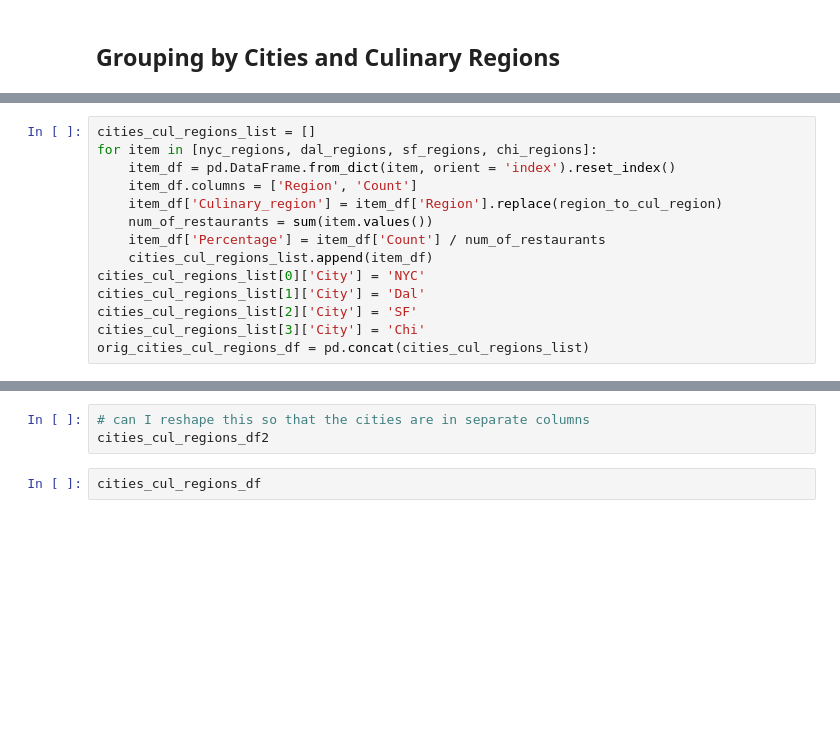
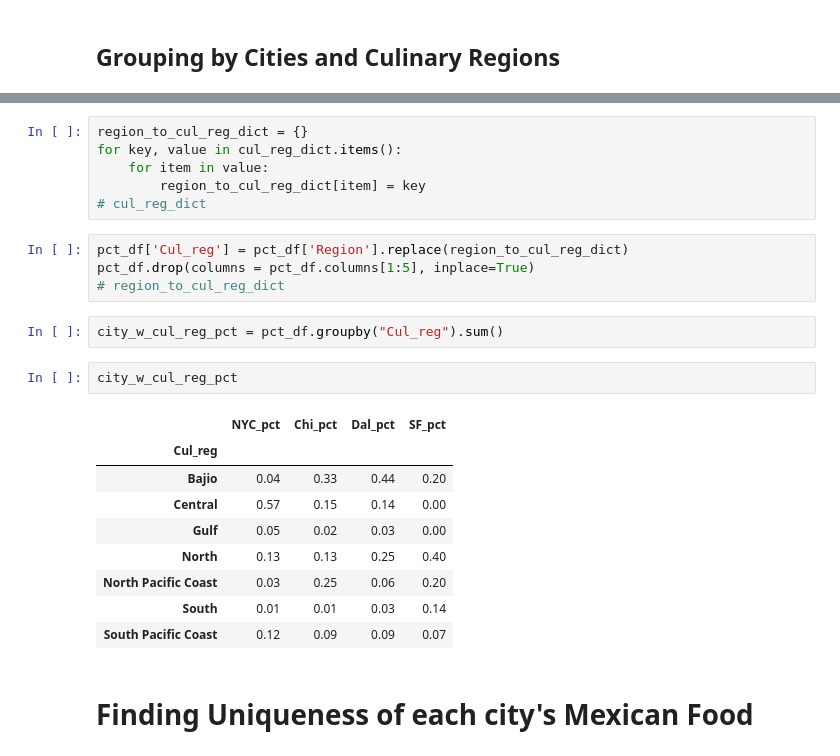
Before and after one commit to gregfeliu/Mexican_Immigration_Through_Restaurant_Names, a Jupyter notebook: notebooks/4.Analysis.ipynb, the cells around one changed output, grey strips where cells are left out. Drawn from its saved outputs; the diff is of its cells as text; blank space fills up the shorter version.

```diff
--- a/notebooks/4.Analysis.ipynb
+++ b/notebooks/4.Analysis.ipynb
@@ -144,14 +247,0 @@ sum(nyc_regions.values())
-# %%
-cities_cul_regions_list = []
-for item in [nyc_regions, dal_regions, sf_regions, chi_regions]:
-    item_df = pd.DataFrame.from_dict(item, orient = 'index').reset_index()
-    item_df.columns = ['Region', 'Count']
-    item_df['Culinary_region'] = item_df['Region'].replace(region_to_cul_region)
-    num_of_restaurants = sum(item.values())
-    item_df['Percentage'] = item_df['Count'] / num_of_restaurants
-    cities_cul_regions_list.append(item_df)
-cities_cul_regions_list[0]['City'] = 'NYC'
-cities_cul_regions_list[1]['City'] = 'Dal'
-cities_cul_regions_list[2]['City'] = 'SF'
-cities_cul_regions_list[3]['City'] = 'Chi'
-orig_cities_cul_regions_df = pd.concat(cities_cul_regions_list)
@@ -164,5 +248,26 @@ cities_cul_regions_df2['Percentage'] = round(cities_cul_regions_df2['Percentage'
-# %%
-# can I reshape this so that the cities are in separate columns
-cities_cul_regions_df2
-# %%
-cities_cul_regions_df
+# %%
+region_to_cul_reg_dict = {}
+for key, value in cul_reg_dict.items():
+    for item in value:
+        region_to_cul_reg_dict[item] = key
+# cul_reg_dict
+# %%
+pct_df['Cul_reg'] = pct_df['Region'].replace(region_to_cul_reg_dict)
+pct_df.drop(columns = pct_df.columns[1:5], inplace=True)
+# region_to_cul_reg_dict
+# %%
+city_w_cul_reg_pct = pct_df.groupby("Cul_reg").sum()
+# %%
+city_w_cul_reg_pct
+# %% [output]
+|  | NYC_pct | Chi_pct | Dal_pct | SF_pct |
+| Cul_reg |  |  |  |  |
+| Bajio | 0.04 | 0.33 | 0.44 | 0.20 |
+| Central | 0.57 | 0.15 | 0.14 | 0.00 |
+| Gulf | 0.05 | 0.02 | 0.03 | 0.00 |
+| North | 0.13 | 0.13 | 0.25 | 0.40 |
+| North Pacific Coast | 0.03 | 0.25 | 0.06 | 0.20 |
+| South | 0.01 | 0.01 | 0.03 | 0.14 |
+| South Pacific Coast | 0.12 | 0.09 | 0.09 | 0.07 |
+# %% [markdown]
+# Finding Uniqueness of each city's Mexican Food
```
Also changed, not shown: parts of 39 cells of this notebook.
